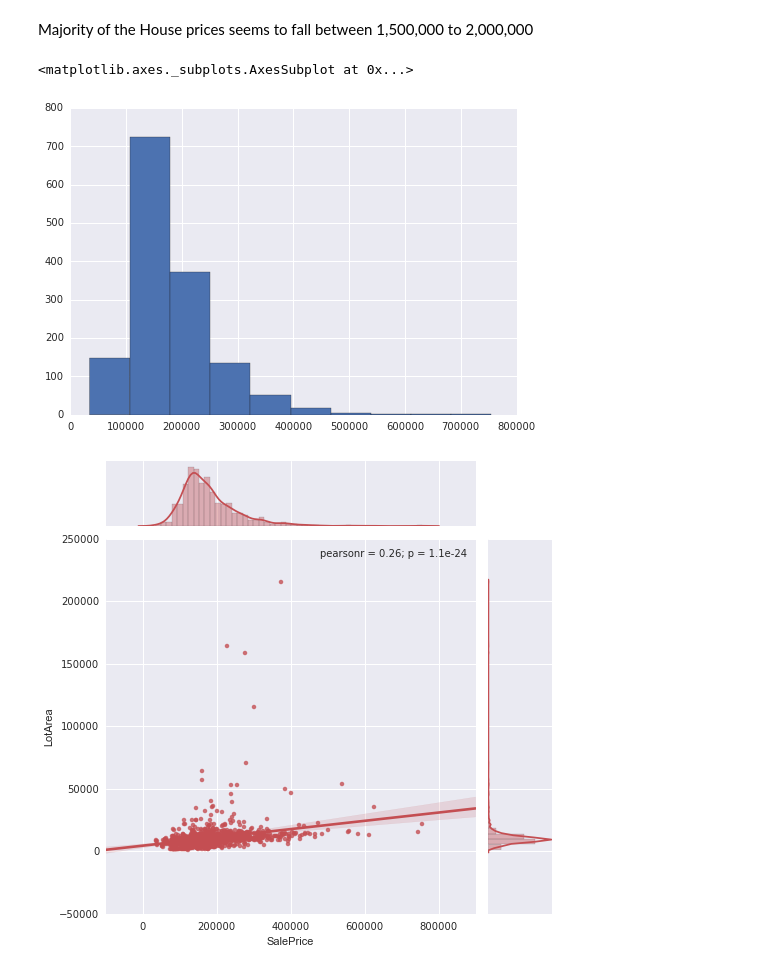
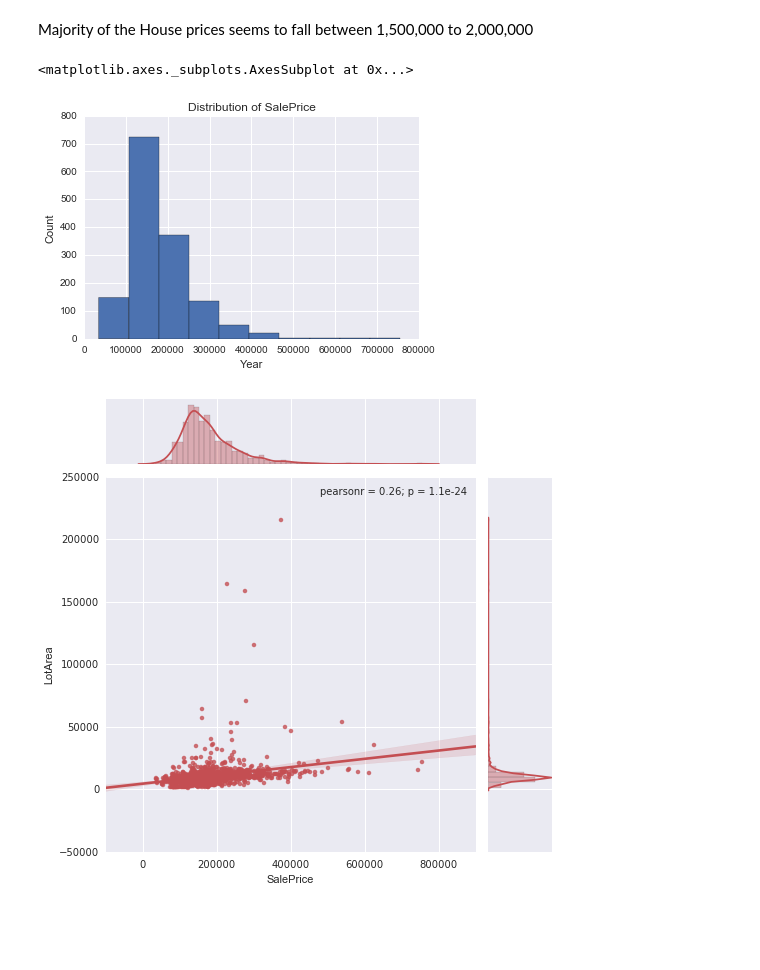
Before and after one commit to anusharamamurthy/Kaggle-HPAR, a Jupyter notebook: Kaggle_HPAR.ipynb, the cells around one changed output. Drawn from its saved outputs; the diff is of its cells as text; code cells hidden in the pictures; blank space fills up the shorter version.

```diff
--- a/Kaggle_HPAR.ipynb
+++ b/Kaggle_HPAR.ipynb
@@ -74,10 +77,13 @@ df["YearBuilt"].hist()
 # %% [markdown]
 Majority of the House prices seems to fall between 1,500,000 to 2,000,000
-# %%
-df["SalePrice"].hist()
-# %% [output]
-<matplotlib.axes._subplots.AxesSubplot at 0x...>
-[figure, removed]
+# %%
+plt.title("Distribution of SalePrice")
+plt.xlabel("Year")
+plt.ylabel("Count")
+df["SalePrice"].hist()
+# %% [output]
+<matplotlib.axes._subplots.AxesSubplot at 0x...>
+[figure, added]
 # %%
 sns.set(style="darkgrid", color_codes=True)
 g = sns.jointplot("SalePrice","LotArea",data=df, kind="reg", color="r", size=7)
```
Also changed, not shown: parts of 3 cells of this notebook, 1 other file.
